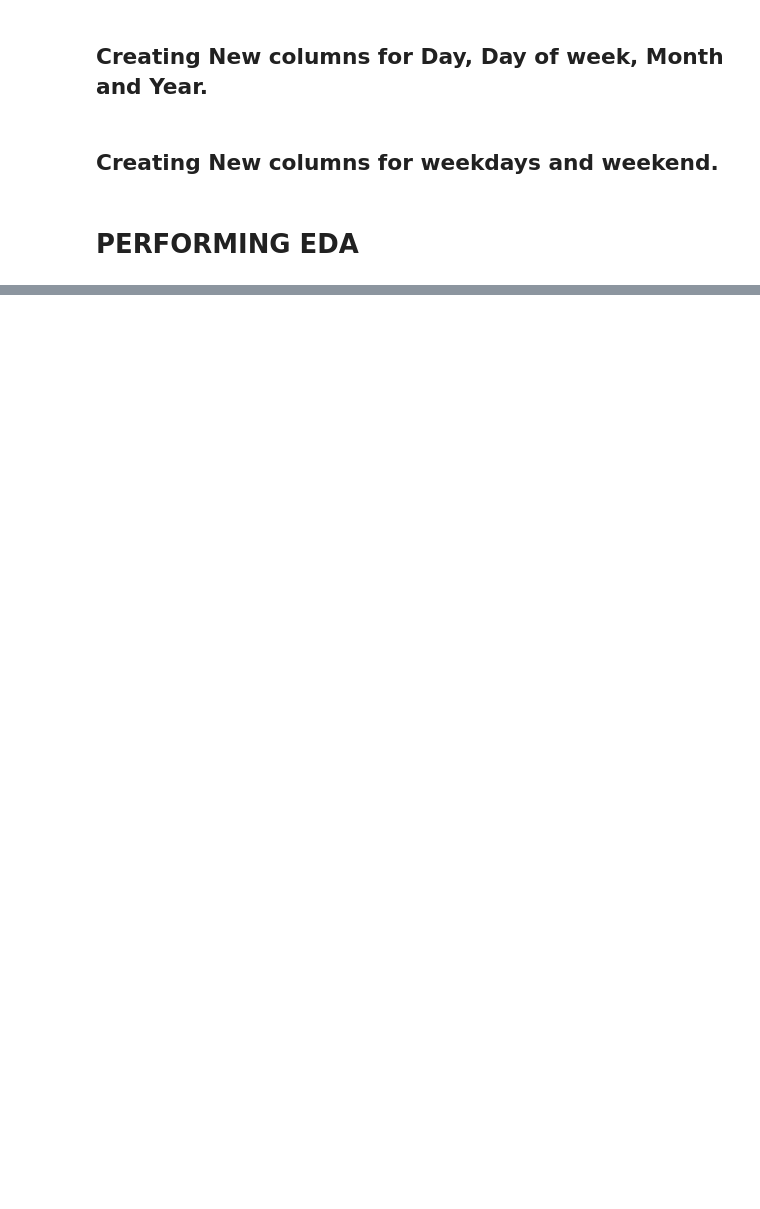
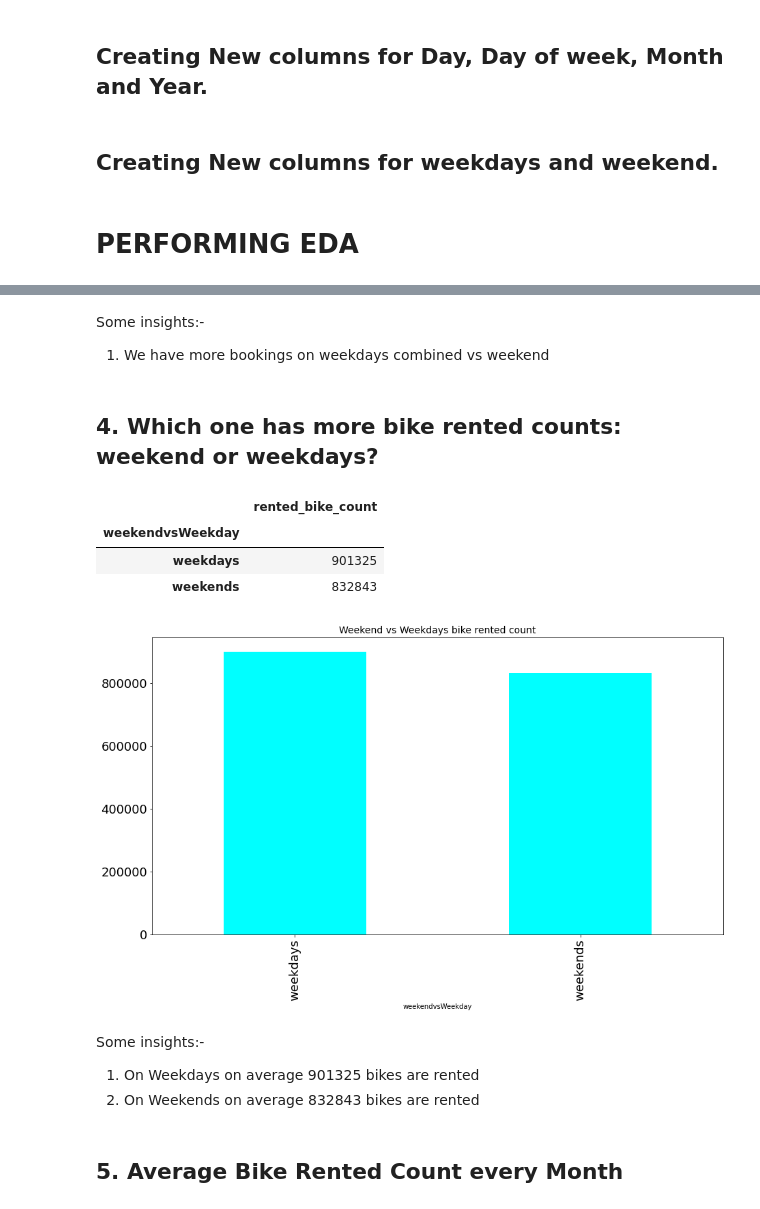
Before and after one commit to Samarjeet-singh-chhabra/LR-Bike-Sharing-Demand-Prediction, a Jupyter notebook: PERSONAL_NOTEBOOK_|_CP_2_|_BIKE_SHARING_DEMAND_PREDICTION_|_SAMARJEET.ipynb, the cells around one changed output, grey strips where cells are left out. Drawn from its saved outputs; the diff is of its cells as text; code cells hidden in the pictures; blank space fills up the shorter version.

```diff
--- a/PERSONAL_NOTEBOOK_|_CP_2_|_BIKE_SHARING_DEMAND_PREDICTION_|_SAMARJEET.ipynb
+++ b/PERSONAL_NOTEBOOK_|_CP_2_|_BIKE_SHARING_DEMAND_PREDICTION_|_SAMARJEET.ipynb
@@ -297,0 +366,32 @@ plt.show()
+# %% [markdown]
+Some insights:-
+1. We have more bookings on weekdays combined vs weekend
+# %% [markdown]
+## 4. Which one has more bike rented counts: weekend or weekdays?
+# %%
+# Taking number of bike rented count for weedays and weekend
+weeksavg=bike_df.groupby('weekendvsWeekday').sum()
+
+# Now taking mean of bike rented for a day weekend and weekdays
+
+weeksavg['rented_bike_count'][0]= weeksavg['rented_bike_count'][0]*(1/5)
+weeksavg['rented_bike_count'][1]= weeksavg['rented_bike_count'][1]*(1/2)
+
+# Plotting the graph
+weeksavg['rented_bike_count'].plot(kind='bar',figsize=(15,8), color= 'cyan' , fontsize=18)
+plt.title('Weekend vs Weekdays bike rented count',fontsize=14)
+
+# Printing average number bike rented on weekdays and weekend
+weeksavg[weeksavg.columns[0:1]]
+# %% [output]
+|  | rented_bike_count |
+| weekendvsWeekday |  |
+| weekdays | 901325 |
+| weekends | 832843 |
+[figure, added]
+# %% [markdown]
+Some insights:-
+1. On Weekdays on average 901325 bikes are rented
+2. On Weekends on average 832843 bikes are rented
+# %% [markdown]
+## 5. Average Bike Rented Count every Month
```
Also changed, not shown: parts of 22 cells of this notebook.
